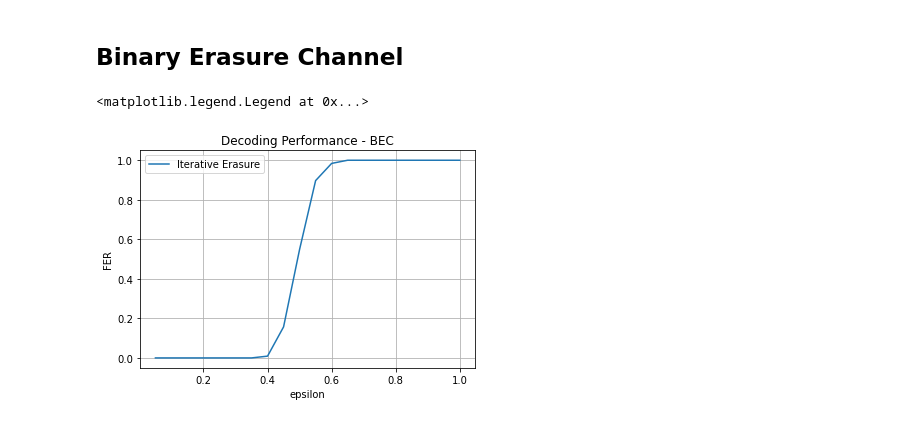
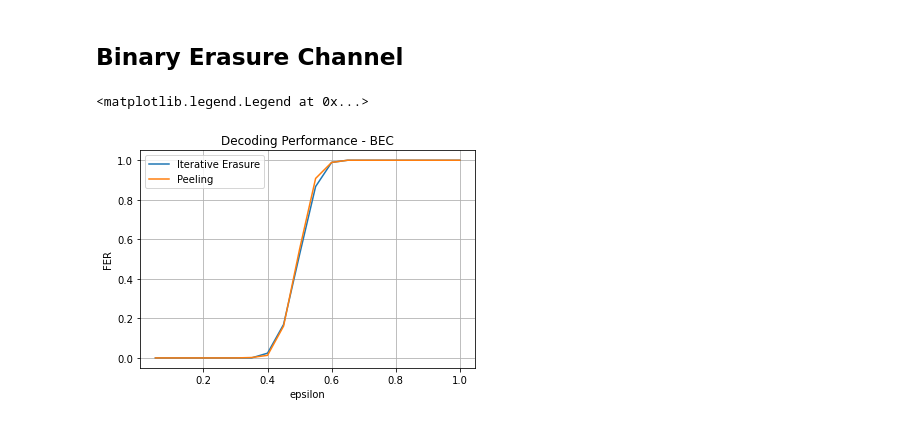
Before and after one commit to Arkonaire/LDPC-Code-Analysis, a Jupyter notebook: Monte Carlo Analysis.ipynb, the cells around one changed output. Saved outputs shown, nothing was run; the diff lists cells and outputs as text; code cells hidden in the pictures.

```diff
--- a/Monte Carlo Analysis.ipynb
+++ b/Monte Carlo Analysis.ipynb
@@ -79,13 +79,16 @@ for i, a in enumerate(epsilon):
     channel = BinaryErasureChannel(epsilon=a)
     simulator = MonteCarloSimulator(encoder, IterativeErasure(G), channel)
     frame_error_rate[0, i] = simulator.run(numtrials=int(1e3))
+    simulator = MonteCarloSimulator(encoder, Peeling(G), channel)
+    frame_error_rate[1, i] = simulator.run(numtrials=int(1e3))
 # %%
 plt.plot(epsilon, frame_error_rate[0, :], linewidth=1.5, label='Iterative Erasure')
+plt.plot(epsilon, frame_error_rate[1, :], linewidth=1.5, label='Peeling')
 plt.title('Decoding Performance - BEC')
 plt.xlabel('epsilon')
 plt.ylabel('FER')
 plt.grid(True)
 plt.legend()
 # %% [output]
 <matplotlib.legend.Legend at 0x...>
-[figure, old version]
+[figure, new version]
```
Also changed, not shown: parts of 2 cells of this notebook.
